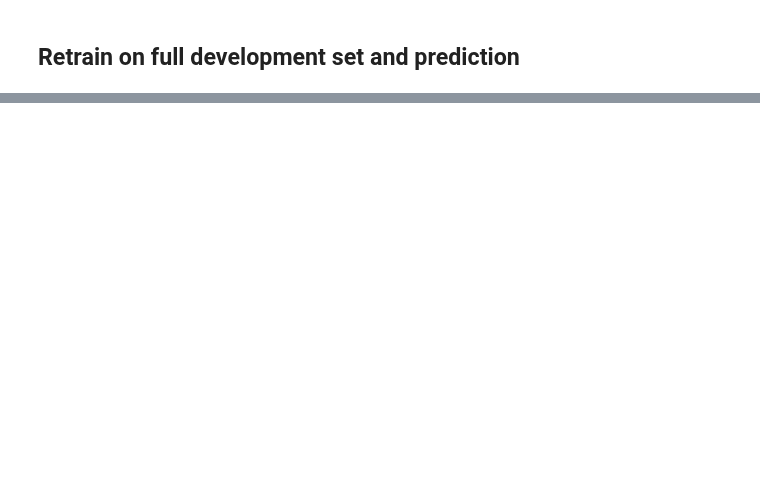
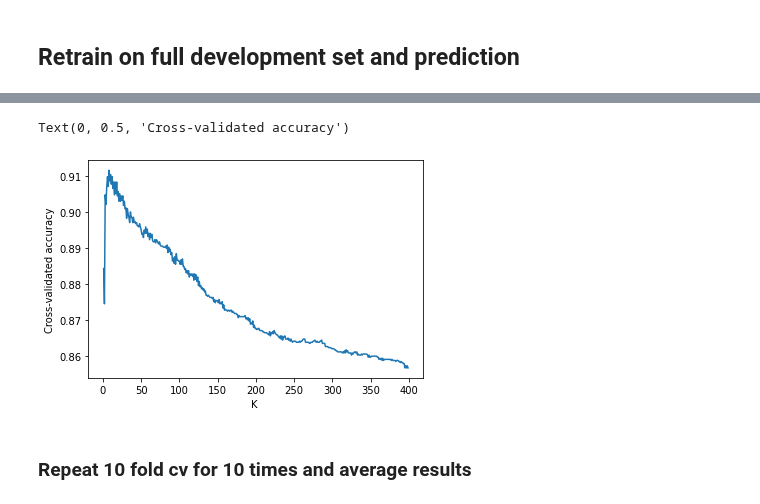
Before and after one commit to gaetanoantonicchio/DataMining-2, a Jupyter notebook: classification-unbalanced/genre_class-decision_tree-KNN_unbalanced-echonest.ipynb, the cells around one changed output, grey strips where cells are left out. Drawn from its saved outputs; the diff is of its cells as text; code cells hidden in the pictures; blank space fills up the shorter version.

```diff
--- a/classification-unbalanced/genre_class-decision_tree-KNN_unbalanced-echonest.ipynb
+++ b/classification-unbalanced/genre_class-decision_tree-KNN_unbalanced-echonest.ipynb
@@ -208,0 +197,26 @@ weighted avg       0.90      0.91      0.90      1441
+# %%
+# range of k to try - find a good range of k
+k_range = range(1, 400)
+# empty list to store scores
+k_scores = []
+
+for k in tqdm(k_range):
+    # run KNeighborsClassifier with k neighbours
+    knn = KNeighborsClassifier(n_neighbors=k)
+    # obtain cross_val_score for KNeighborsClassifier with k neighbours
+    scores = cross_val_score(knn, X_develop, y_develop, cv=10, scoring='accuracy')
+    # append mean of scores for k neighbors to k_scores list
+    k_scores.append(scores.mean())
+
+print(k_scores)
+print(f"maximum score: {max(k_scores)} for k = {k_scores.index(max(k_scores))+1}")
+# %%
+# plot the value of K for KNN (x-axis) versus the cross-validated accuracy (y-axis)
+plt.plot(k_range, k_scores)
+plt.xlabel('K ')
+plt.ylabel('Cross-validated accuracy')
+# %% [output]
+Text(0, 0.5, 'Cross-validated accuracy')
+[figure, added]
+# %% [markdown]
+### Repeat 10 fold cv for 10 times and average results
```
Also changed, not shown: parts of 7 cells of this notebook.
